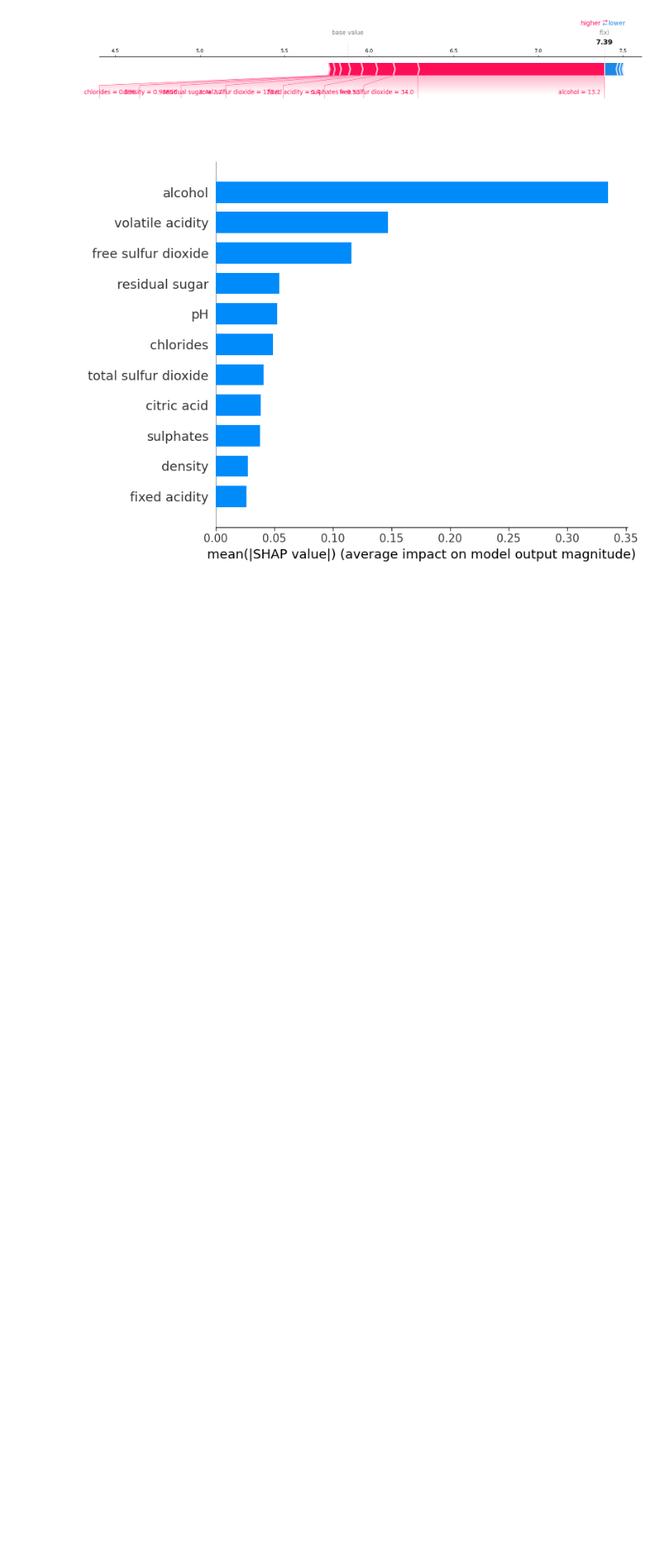
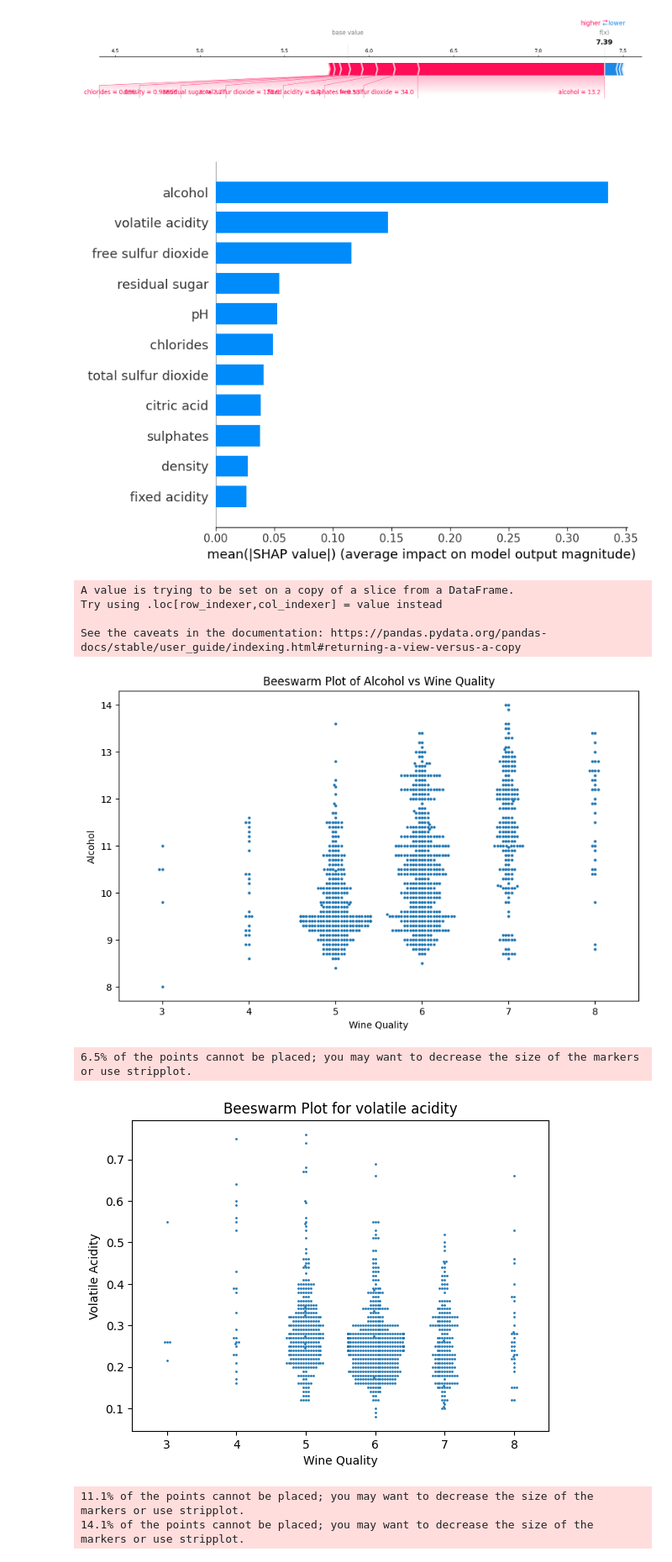
Before and after one commit to LacoutierePaul/TD4_ExplainabilityIA, a Jupyter notebook: main.ipynb, the cells around one changed output. Shown at 84% size. Saved outputs shown, nothing was run; the diff lists cells and outputs as text; code cells hidden in the pictures; blank space fills up the shorter version.

Commit message:
Add beeswarm plot and dependance plot

```diff
--- a/main.ipynb
+++ b/main.ipynb
@@ -114,3 +114,43 @@ IProgress not found. Please update jupyter and ipywidgets. See https://ipywidget
 [figure]
 [figure]
 [figure]
+# %%
+import seaborn as sns
+
+# Create a dataframe with the most important variables
+important_variables = X_test.iloc[:, sorted_indices[:3]]
+# Add the target variable to the dataframe
+important_variables['quality'] = y_test
+
+# Plot the beeswarm plot
+plt.figure(figsize=(10, 6))
+sns.swarmplot(data=important_variables, x='quality', y='alcohol',size=3)
+plt.xlabel('Wine Quality')
+plt.ylabel('Alcohol')
+plt.title('Beeswarm Plot of Alcohol vs Wine Quality')
+plt.show()
+
+
+# Beeswarm plot for Var2
+sns.swarmplot(x='quality', y='volatile acidity', data=important_variables,size=2)
+plt.xlabel('Wine Quality')
+plt.ylabel('Volatile Acidity')
+plt.title('Beeswarm Plot for volatile acidity')
+plt.show()
+
+# Beeswarm plot for Var3
+sns.swarmplot(x='quality', y='free sulfur dioxide', data=important_variables,size=2)
+plt.xlabel('Wine Quality')
+plt.ylabel('Free Sulfur Dioxide')
+plt.title('Beeswarm Plot for free sulfur dioxide')
+plt.show()
+# %% [output]
+A value is trying to be set on a copy of a slice from a DataFrame.
+Try using .loc[row_indexer,col_indexer] = value instead
+
+See the caveats in the documentation: https://pandas.pydata.org/pandas-docs/stable/user_guide/indexing.html#returning-a-view-versus-a-copy
+[figure, added]
+6.5% of the points cannot be placed; you may want to decrease the size of the markers or use stripplot.
+[figure, added]
+11.1% of the points cannot be placed; you may want to decrease the size of the markers or use stripplot.
+14.1% of the points cannot be placed; you may want to decrease the size of the markers or use stripplot.
```
Also changed, not shown: parts of 2 cells of this notebook.
